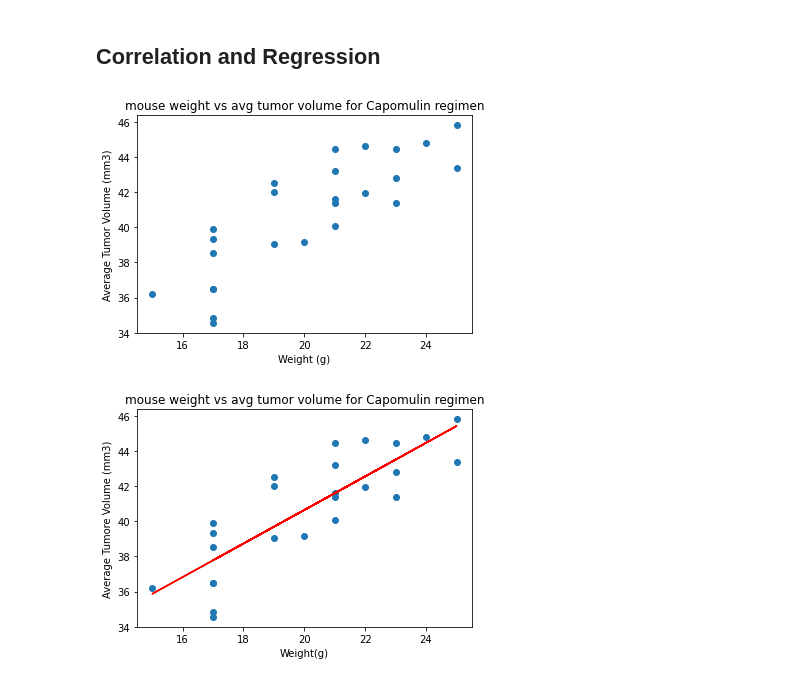
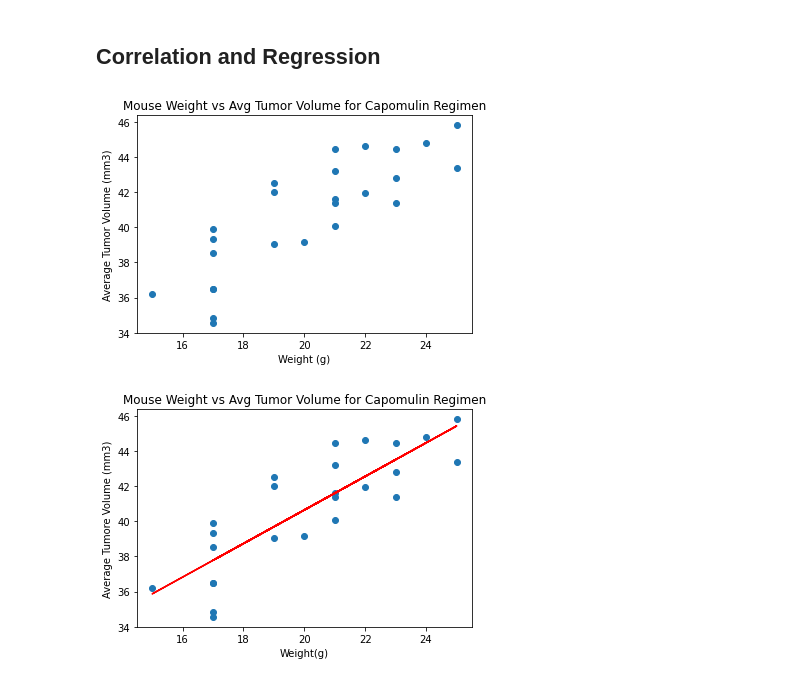
Before and after one commit to stovsak/Pymecuticals-HW, a Jupyter notebook: pymaceuticals_starter.ipynb, the cells around one changed output. Cells and saved outputs as stored; diff of their text form; code cells hidden in the pictures.

```diff
--- a/pymaceuticals_starter.ipynb
+++ b/pymaceuticals_starter.ipynb
@@ -186,28 +202,28 @@ plt.show()
 # %%
 # Calculate the final tumor volume of each mouse across four of the treatment regimens:
 # Capomulin, Ramicane, Infubinol, and Ceftamin
-cap_df = combineData.loc[combineData["Drug Regimen"] == "Capomulin",:]
-ram_df = combineData.loc[combineData["Drug Regimen"] == "Ramicane", :]
-inf_df = combineData.loc[combineData["Drug Regimen"] == "Infubinol", :]
-cef_df = combineData.loc[combineData["Drug Regimen"] == "Ceftamin", :]
+capomulin_test = combineData.loc[combineData["Drug Regimen"] == "Capomulin",:]
+ramicane_test = combineData.loc[combineData["Drug Regimen"] == "Ramicane", :]
+infubinol_test = combineData.loc[combineData["Drug Regimen"] == "Infubinol", :]
+ceftamin_test = combineData.loc[combineData["Drug Regimen"] == "Ceftamin", :]
 # Start by getting the last (greatest) timepoint for each mouse
-cap_max = cap_df.groupby('Mouse ID').max()['Timepoint']
+cap_max = capomulin_test.groupby('Mouse ID').max()['Timepoint']
 cap_max_df = pd.DataFrame(cap_max)
 cap_max_merge = pd.merge(cap_max_df,combineData,on=("Mouse ID","Timepoint"),how="left")
 cap_max_merge.head()
 
-ram_max = ram_df.groupby('Mouse ID').max()['Timepoint']
+ram_max = ramicane_test.groupby('Mouse ID').max()['Timepoint']
 ram_max_df = pd.DataFrame(ram_max)
 ram_max_merge = pd.merge(ram_max_df,combineData,on=("Mouse ID","Timepoint"),how="left")
 ram_max_merge.head()
 
-inf_max = inf_df.groupby('Mouse ID').max()['Timepoint']
+inf_max = infubinol_test.groupby('Mouse ID').max()['Timepoint']
 inf_max_df = pd.DataFrame(inf_max)
 inf_max_merge = pd.merge(inf_max_df,combineData,on=("Mouse ID","Timepoint"),how="left")
 inf_max_merge.head()
 
 # Merge this group df with the original dataframe to get the tumor volume at the last timepoint
-cef_max = cef_df.groupby('Mouse ID').max()['Timepoint']
+cef_max = ceftamin_test.groupby('Mouse ID').max()['Timepoint']
 cef_max_df = pd.DataFrame(cef_max)
 cef_max_merge = pd.merge(cef_max_df,combineData,on=("Mouse ID","Timepoint"),how="left")
 cef_max_merge.head()
@@ -351,33 +359,33 @@ plt.show()
 # %%
 # Calculate the correlation coefficient and linear regression model
 # for mouse weight and average tumor volume for the Capomulin regimen
 
-cap_df_average = cap_df.groupby(['Mouse ID']).mean()
-plt.scatter(cap_df_average['Weight (g)'],cap_df_average['Tumor Volume (mm3)'])
+capomulin_average = capomulin_test.groupby(['Mouse ID']).mean()
+plt.scatter(cap_df_average['Weight (g)'],capomulin_average['Tumor Volume (mm3)'])
 plt.xlabel('Weight (g)')
 plt.ylabel('Average Tumor Volume (mm3)')
-plt.title('mouse weight vs avg tumor volume for Capomulin regimen')
+plt.title('Mouse Weight vs Avg Tumor Volume for Capomulin Regimen')
 plt.savefig('scatterplotaverage')
 plt.show()
 # %% [output]
-[figure, old version]
+[figure, new version]
 # %%
 # Calculate the correlation coefficient and linear regression model for mouse weight and average tumor volume for the Capomulin regimen
-lr_model=st.linregress(cap_df_average['Weight (g)'],cap_df_average['Tumor Volume (mm3)'])
+lr_model=st.linregress(capomulin_average['Weight (g)'],capomulin_average['Tumor Volume (mm3)'])
 lr_model
 
 lr_slope = 0.9544396890241045
 lr_intercept= 21.552160532685015
 
-y_values = cap_df_average['Weight (g)']*lr_slope+lr_intercept
-plt.scatter(cap_df_average['Weight (g)'],cap_df_average['Tumor Volume (mm3)'])
+y_values = capomulin_average['Weight (g)']*lr_slope+lr_intercept
+plt.scatter(capomulin_average['Weight (g)'],capomulin_average['Tumor Volume (mm3)'])
 
-plt.plot(c_df_average['Weight (g)'],y_values,color="red")
+plt.plot(capomulin_average['Weight (g)'],y_values,color="red")
 plt.xlabel('Weight(g)')
 plt.ylabel('Average Tumore Volume (mm3)')
-plt.title('mouse weight vs avg tumor volume for Capomulin regimen')
+plt.title('Mouse Weight vs Avg Tumor Volume for Capomulin Regimen')
 
 plt.savefig('regression')
 plt.show()
 # %% [output]
-[figure, old version]
+[figure, new version]
```
Also changed, not shown: parts of 4 cells of this notebook, 2 other files.
